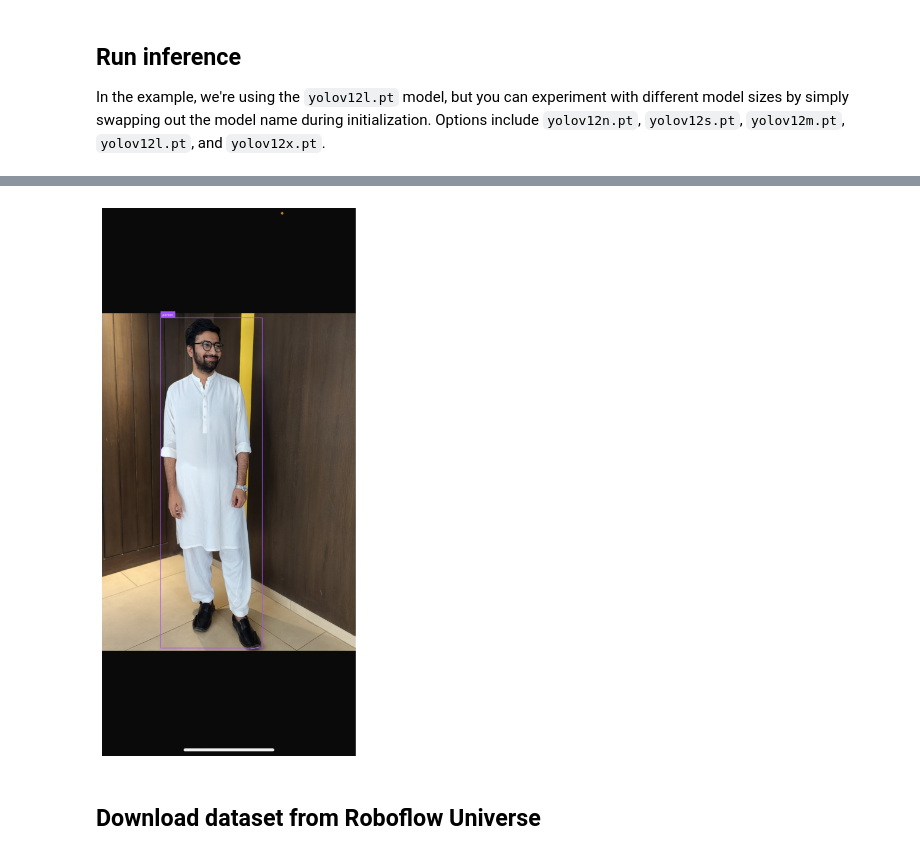
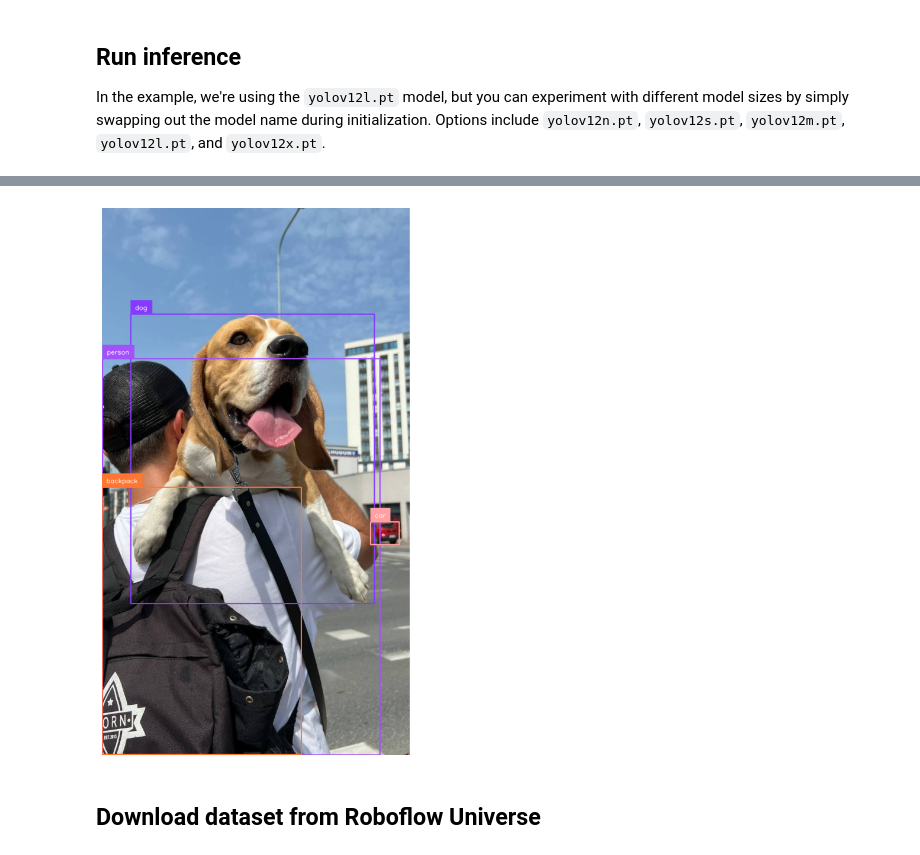
Before and after one commit to shivam9-9/AuthApp, a Jupyter notebook: notebook/train_yolov12_object_detection.ipynb, the cells around one changed output, grey strips where cells are left out. Saved outputs shown, nothing was run; the diff lists cells and outputs as text; code cells hidden in the pictures.

```diff
--- a/notebook/train_yolov12_object_detection.ipynb
+++ b/notebook/train_yolov12_object_detection.ipynb
@@ -71,7 +71,7 @@ from ultralytics import YOLO
 import supervision as sv
 
 
-image_path = f"{HOME}/xcBYLI.png"
+image_path = "/content/dog.jpeg"
 image = cv2.imread(image_path)
 
 model = YOLO('yolov12l.pt')
@@ -96,4 +96,4 @@ Downloading https://github.com/sunsmarterjie/yolov12/releases/download/v1.0/yolo
-[figure, old version]
+[figure, new version]
 # %% [markdown]
 ## Download dataset from Roboflow Universe
 # %%
```
Also changed, not shown: parts of 4 cells of this notebook.
